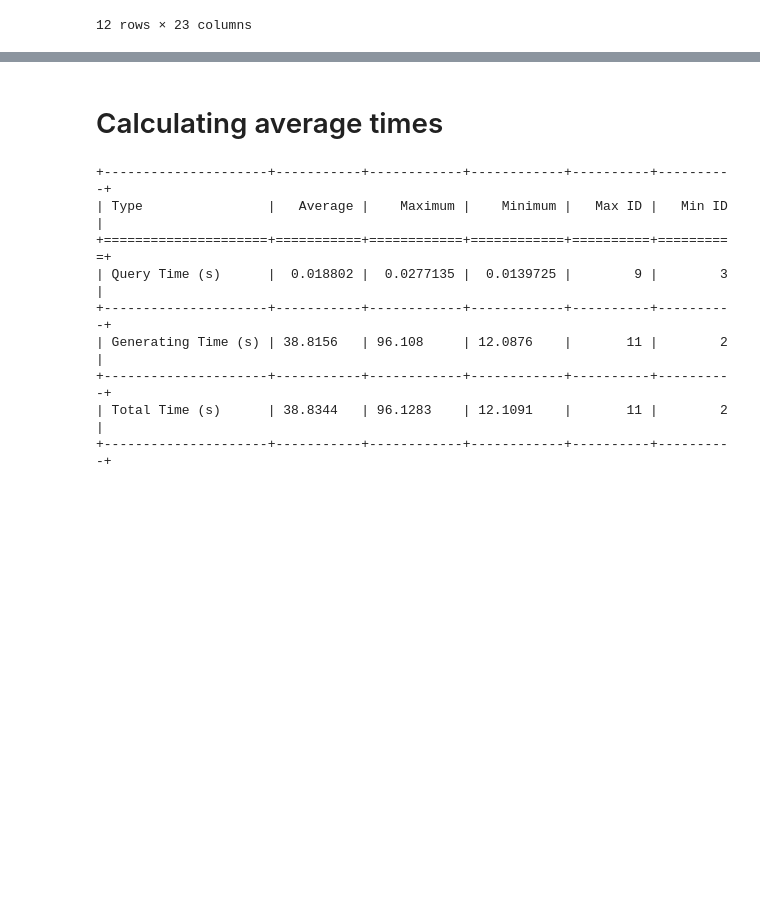
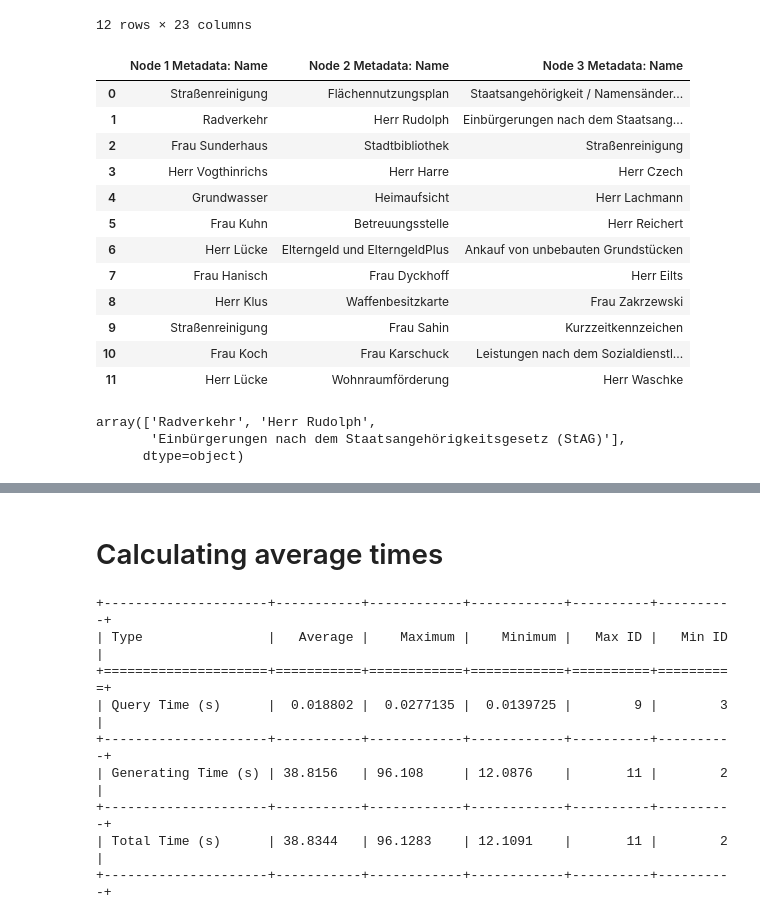
Before and after one commit to hwarnecke/master_thesis, a Jupyter notebook: Experiment/Analysis.ipynb, the cells around one changed output, grey strips where cells are left out. Drawn from its saved outputs; the diff is of its cells as text; code cells hidden in the pictures; blank space fills up the shorter version.

Commit message:
added the node comparison

```diff
--- a/Experiment/Analysis.ipynb
+++ b/Experiment/Analysis.ipynb
@@ -29,6 +30,38 @@ name_1 = "Node 1 Metadata: Name"
 name_2 = "Node 2 Metadata: Name"
 name_3 = "Node 3 Metadata: Name"
 
-nodes_1 = df[name_1]
-nodes_2 = df[name_2]
-nodes_3 = df[name_3]
+id_1 = "Node 1 ID"
+id_2 = "Node 2 ID"
+id_3 = "Node 3 ID"
+
+nodes_name_1 = df[name_1]
+nodes_name_2 = df[name_2]
+nodes_name_3 = df[name_3]
+
+nodes_id_1 = df[id_1]
+nodes_id_2 = df[id_2]
+nodes_id_3 = df[id_3]
+
+node_combined = df[[name_1, name_2, name_3]]
+# %%
+node_combined
+# %% [output]
+|  | Node 1 Metadata: Name | Node 2 Metadata: Name | Node 3 Metadata: Name |
+| 0 | Straßenreinigung | Flächennutzungsplan | Staatsangehörigkeit / Namensänder... |
+| 1 | Radverkehr | Herr Rudolph | Einbürgerungen nach dem Staatsang... |
+| 2 | Frau Sunderhaus | Stadtbibliothek | Straßenreinigung |
+| 3 | Herr Vogthinrichs | Herr Harre | Herr Czech |
+| 4 | Grundwasser | Heimaufsicht | Herr Lachmann |
+| 5 | Frau Kuhn | Betreuungsstelle | Herr Reichert |
+| 6 | Herr Lücke | Elterngeld und ElterngeldPlus | Ankauf von unbebauten Grundstücken |
+| 7 | Frau Hanisch | Frau Dyckhoff | Herr Eilts |
+| 8 | Herr Klus | Waffenbesitzkarte | Frau Zakrzewski |
+| 9 | Straßenreinigung | Frau Sahin | Kurzzeitkennzeichen |
+| 10 | Frau Koch | Frau Karschuck | Leistungen nach dem Sozialdienstl... |
+| 11 | Herr Lücke | Wohnraumförderung | Herr Waschke |
+# %%
+node_combined.iloc[1].astype(str).values
+# %% [output]
+array(['Radverkehr', 'Herr Rudolph',
+       'Einbürgerungen nach dem Staatsangehörigkeitsgesetz (StAG)'],
+      dtype=object)
```
Also changed, not shown: parts of 6 cells of this notebook.
